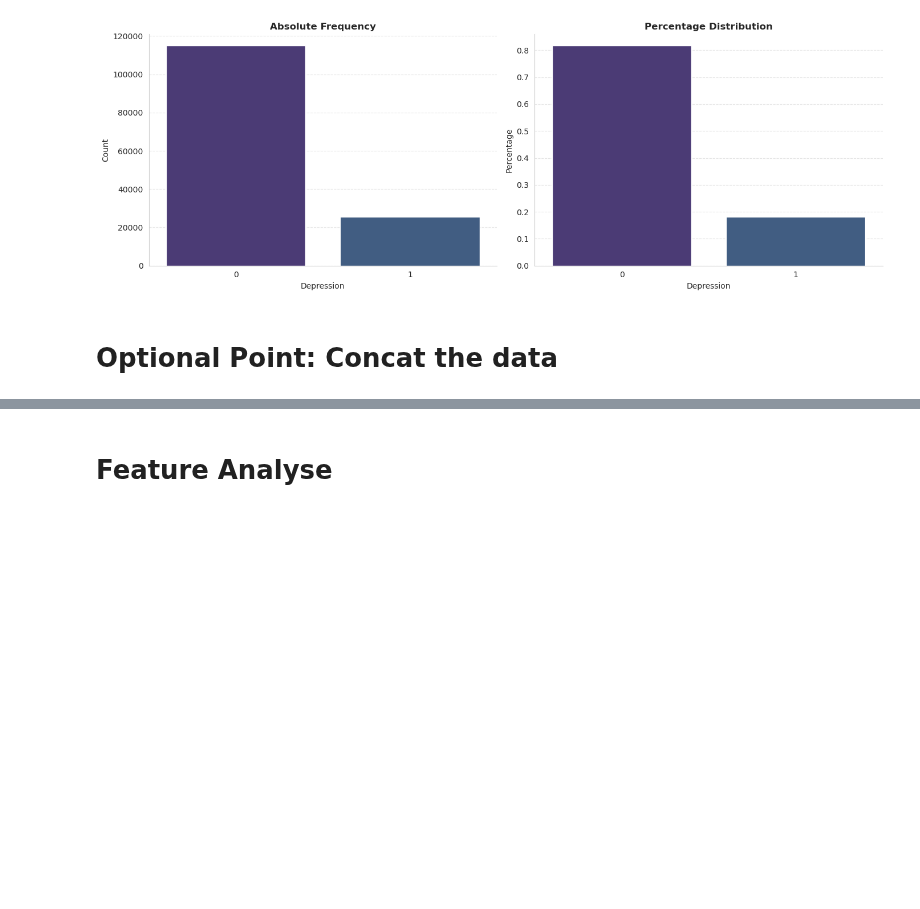
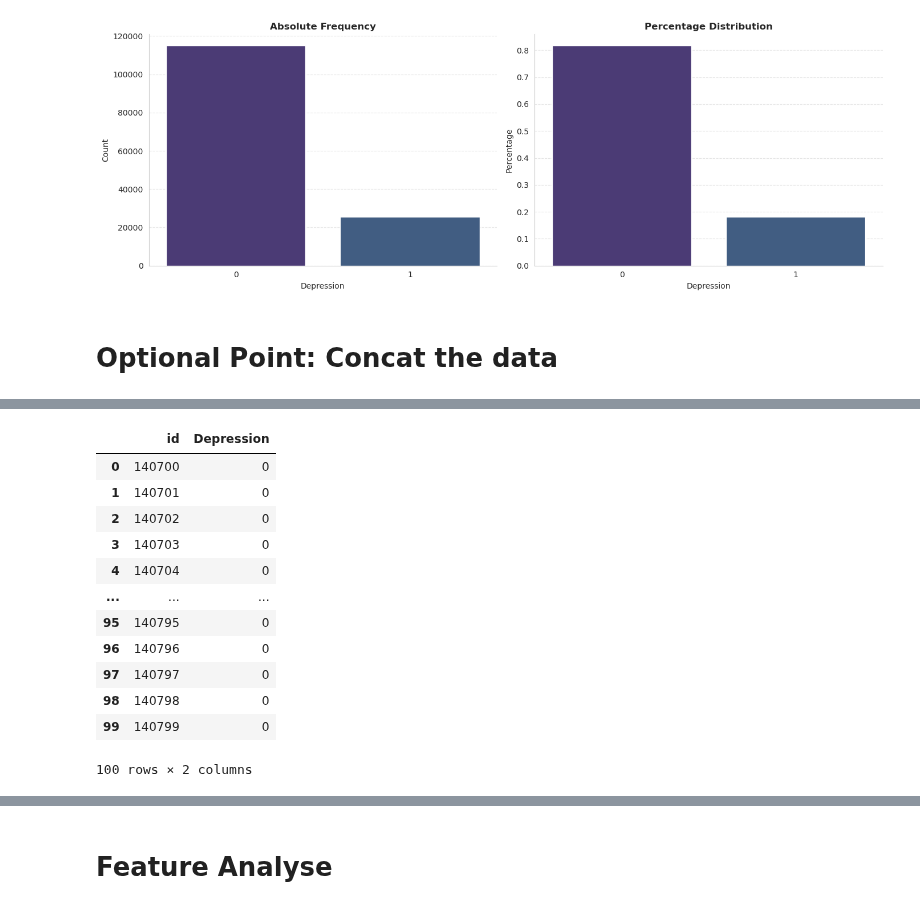
Before and after one commit to mailmezorro/playground-series-s4e11, a Jupyter notebook: EDA/playground-series-s4e11-eda.ipynb, the cells around one changed output, grey strips where cells are left out. Drawn from its saved outputs; the diff is of its cells as text; code cells hidden in the pictures; blank space fills up the shorter version.

```diff
--- a/EDA/playground-series-s4e11-eda.ipynb
+++ b/EDA/playground-series-s4e11-eda.ipynb
@@ -292,2 +301,18 @@ data_overview(train_original, 'Depression')
+# %%
+sample_submission.head(100)
+# %% [output]
+|  | id | Depression |
+| 0 | 140700 | 0 |
+| 1 | 140701 | 0 |
+| 2 | 140702 | 0 |
+| 3 | 140703 | 0 |
+| 4 | 140704 | 0 |
+| ... | ... | ... |
+| 95 | 140795 | 0 |
+| 96 | 140796 | 0 |
+| 97 | 140797 | 0 |
+| 98 | 140798 | 0 |
+| 99 | 140799 | 0 |
+100 rows × 2 columns
 # %%
 #Concat train and the original data set
```
Also changed, not shown: parts of 4 cells of this notebook.
